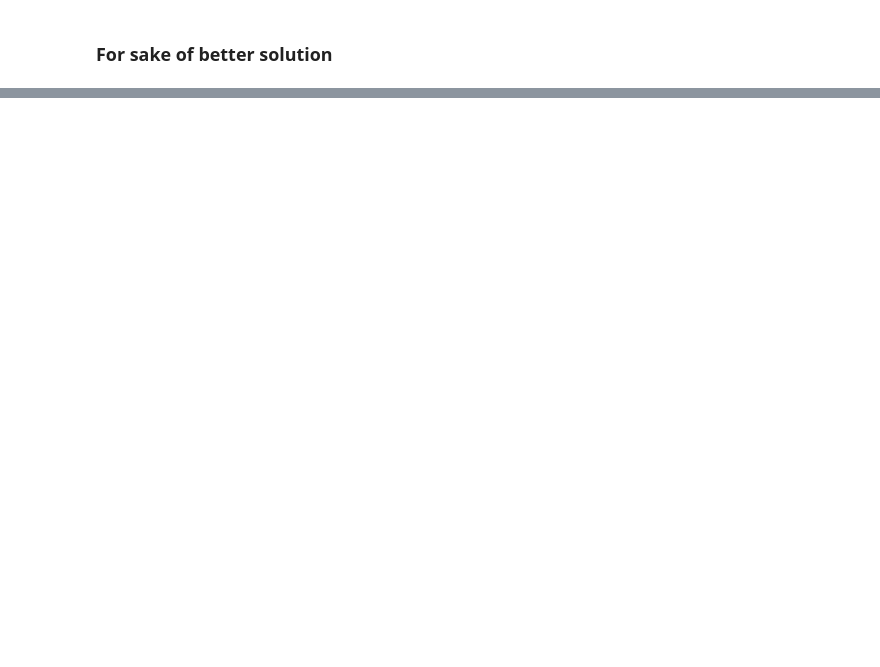
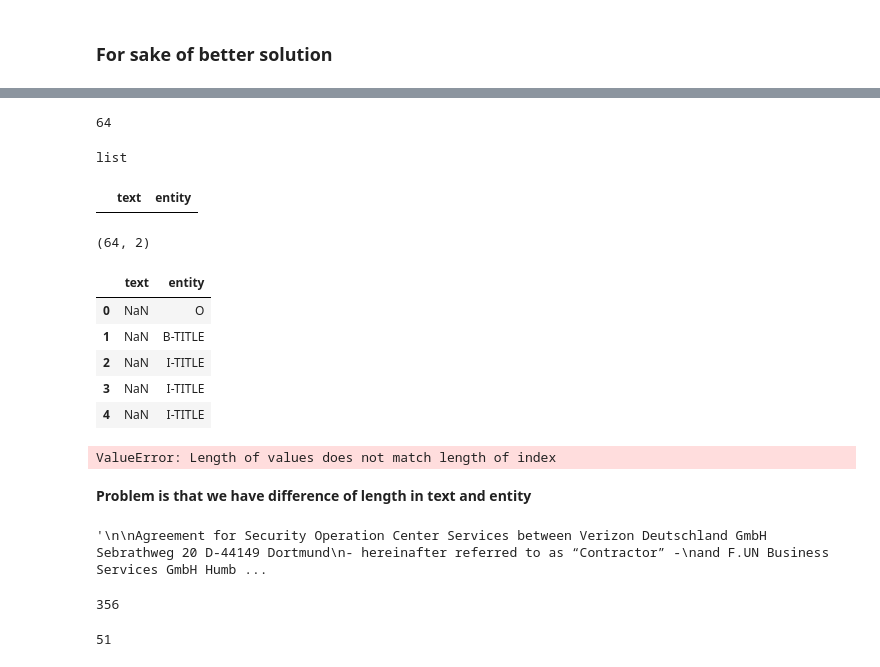
Before and after one commit to HassanSherwani/Coding_FUN, a Jupyter notebook: 1.Nested_json.ipynb, the cells around one changed output, grey strips where cells are left out. Drawn from its saved outputs; the diff is of its cells as text; code cells hidden in the pictures; blank space fills up the shorter version.

Commit message:
entity_json

```diff
--- a/1.Nested_json.ipynb
+++ b/1.Nested_json.ipynb
@@ -485,0 +689,2 @@ res3
+# %%
+save_json3=[]
@@ -485,0 +713,49 @@ res3
+# %%
+len(save_json3)
+# %% [output]
+64
+# %%
+type(save_json3)
+# %% [output]
+list
+# %%
+### for Dataframe
+
+df_entity = pd.DataFrame({'text': [], 'entity': []})
+df_entity
+# %% [output]
+|  | text | entity |
+# %%
+
+df_entity["entity"]= save_json3
+# %%
+df_entity.shape
+# %% [output]
+(64, 2)
+# %%
+df_entity.head()
+# %% [output]
+|  | text | entity |
+| 0 | NaN | O |
+| 1 | NaN | B-TITLE |
+| 2 | NaN | I-TITLE |
+| 3 | NaN | I-TITLE |
+| 4 | NaN | I-TITLE |
+# %%
+df_entity["text"]=tokens_text
+# %% [output]
+ValueError: Length of values does not match length of index
+# %% [markdown]
+**Problem is that we have difference of length in text and entity**
+# %%
+raw_text
+# %% [output]
+'\n\nAgreement for Security Operation Center Services between Verizon Deutschland GmbH Sebrathweg 20 D-44149 Dortmund\n‑ hereinafter referred to as “Contractor” ‑\nand F.UN Business Services GmbH Humb ...
+# %%
+len(raw_text)
+# %% [output]
+356
+# %%
+len(tokens_text)
+# %% [output]
+51
```
Also changed, not shown: parts of 50 cells of this notebook.
